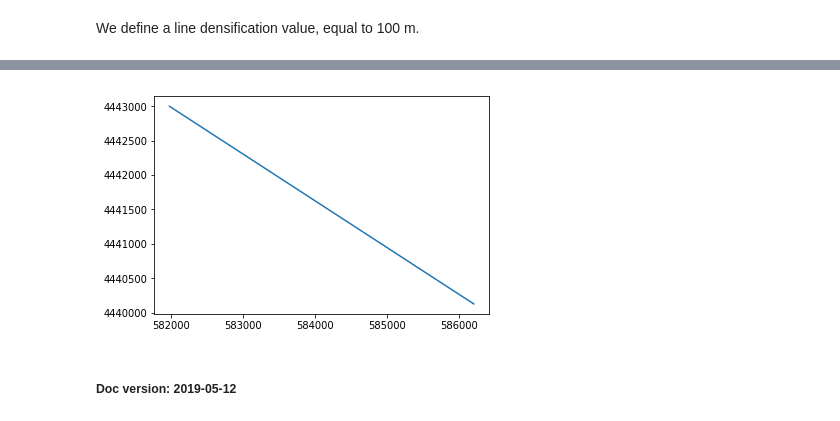
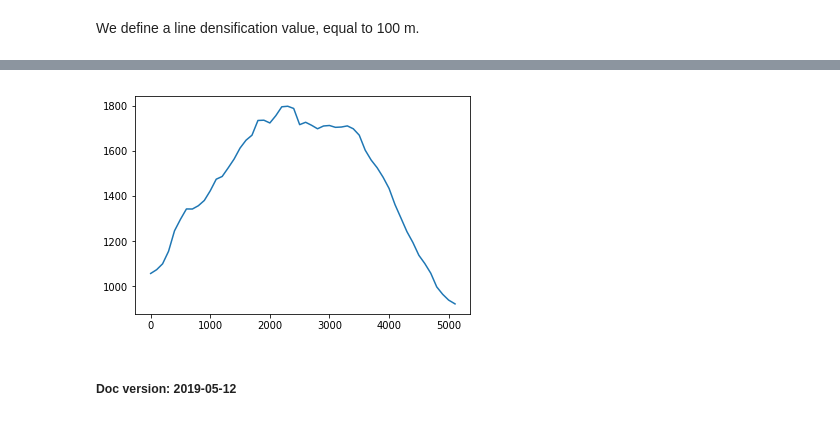
Before and after one commit to mauroalberti/geoprocess, a Jupyter notebook: docs/notebooks/Create topographic profile.ipynb, the cells around one changed output, grey strips where cells are left out. Cells and saved outputs as stored; diff of their text form; code cells hidden in the pictures.

Commit message:
Plot of topoprofile active

```diff
--- a/docs/notebooks/Create topographic profile.ipynb
+++ b/docs/notebooks/Create topographic profile.ipynb
@@ -192,6 +192,8 @@ from geoprocess.plotting.profiles import plot_profile
-# %%
-plot_profile(lnProfile.pts)
-# %% [output]
-[figure, removed]
+# %%
+topo_profile = TopoProfile(lnProfile)
+# %%
+plot_topoprofile(topo_profile)
+# %% [output]
+[figure, added]
 # %% [markdown]
 ##### Doc version: 2019-05-12
```
Also changed, not shown: parts of 3 cells of this notebook, 2 other files.
